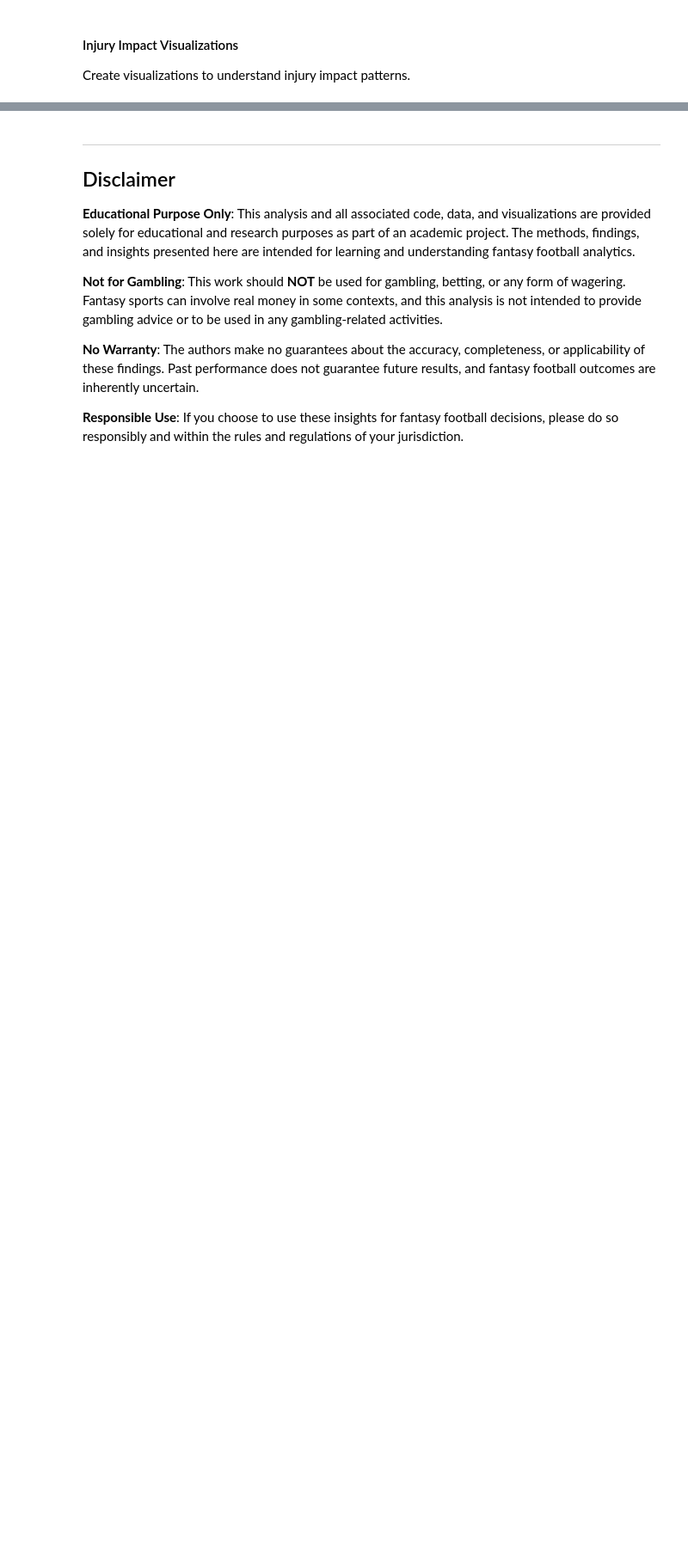
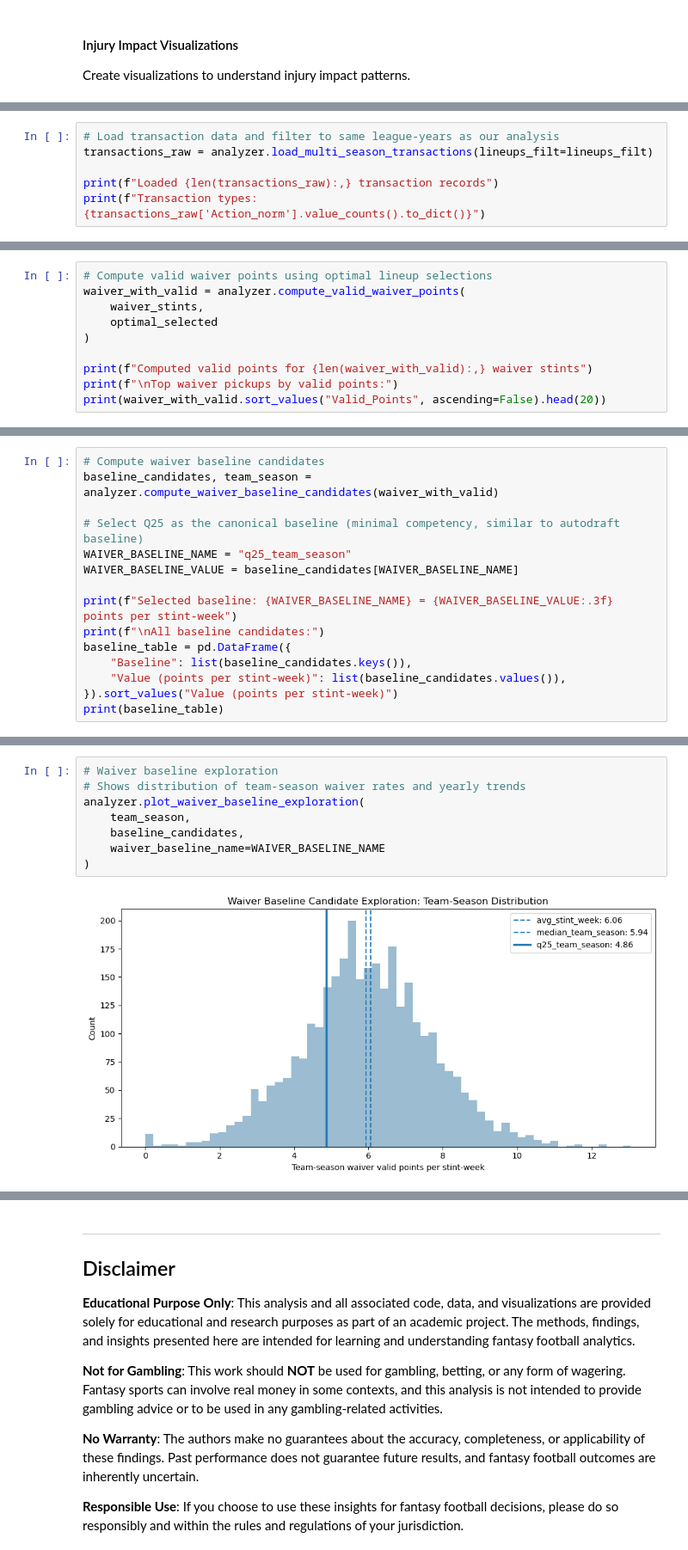
Before and after one commit to tmorgan251/fantasy_football, a Jupyter notebook: Fantasy_Football_Analysis.ipynb, the cells around one changed output, grey strips where cells are left out. Shown at 86% size. Cells and saved outputs as stored; diff of their text form; blank space fills up the shorter version.

```diff
--- a/Fantasy_Football_Analysis.ipynb
+++ b/Fantasy_Football_Analysis.ipynb
@@ -718,0 +731,6 @@ Top 10 Injury Impact Combinations (by average point differential):
+# %%
+# Load transaction data and filter to same league-years as our analysis
+transactions_raw = analyzer.load_multi_season_transactions(lineups_filt=lineups_filt)
+
+print(f"Loaded {len(transactions_raw):,} transaction records")
+print(f"Transaction types: {transactions_raw['Action_norm'].value_counts().to_dict()}")
@@ -718,0 +779,10 @@ Top 10 Injury Impact Combinations (by average point differential):
+# %%
+# Compute valid waiver points using optimal lineup selections
+waiver_with_valid = analyzer.compute_valid_waiver_points(
+    waiver_stints,
+    optimal_selected
+)
+
+print(f"Computed valid points for {len(waiver_with_valid):,} waiver stints")
+print(f"\nTop waiver pickups by valid points:")
+print(waiver_with_valid.sort_values("Valid_Points", ascending=False).head(20))
@@ -718,0 +811,15 @@ Top 10 Injury Impact Combinations (by average point differential):
+# %%
+# Compute waiver baseline candidates
+baseline_candidates, team_season = analyzer.compute_waiver_baseline_candidates(waiver_with_valid)
+
+# Select Q25 as the canonical baseline (minimal competency, similar to autodraft baseline)
+WAIVER_BASELINE_NAME = "q25_team_season"
+WAIVER_BASELINE_VALUE = baseline_candidates[WAIVER_BASELINE_NAME]
+
+print(f"Selected baseline: {WAIVER_BASELINE_NAME} = {WAIVER_BASELINE_VALUE:.3f} points per stint-week")
+print(f"\nAll baseline candidates:")
+baseline_table = pd.DataFrame({
+    "Baseline": list(baseline_candidates.keys()),
+    "Value (points per stint-week)": list(baseline_candidates.values()),
+}).sort_values("Value (points per stint-week)")
+print(baseline_table)
@@ -718,0 +836,10 @@ Top 10 Injury Impact Combinations (by average point differential):
+# %%
+# Waiver baseline exploration
+# Shows distribution of team-season waiver rates and yearly trends
+analyzer.plot_waiver_baseline_exploration(
+    team_season,
+    baseline_candidates,
+    waiver_baseline_name=WAIVER_BASELINE_NAME
+)
+# %% [output]
+[figure, added]
```
Also changed, not shown: parts of 62 cells of this notebook, 3 other files.
